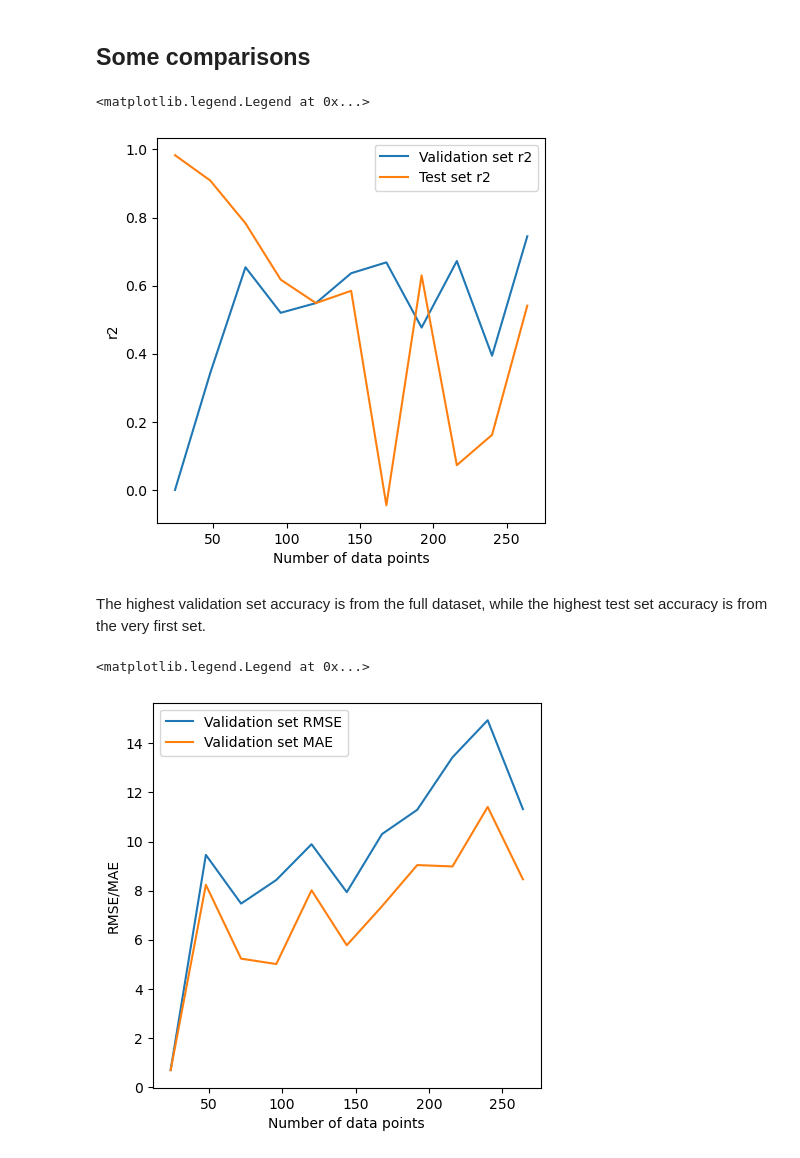
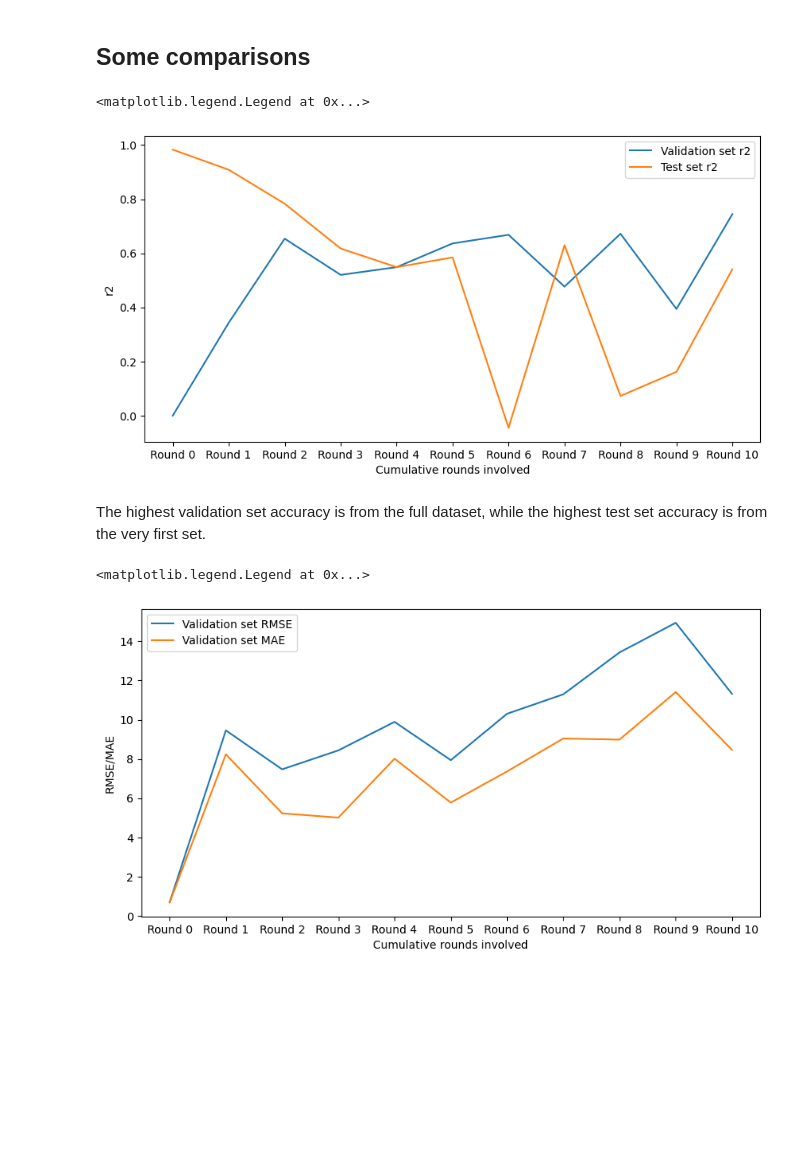
Before and after one commit to schwallergroup/CuCNCC, a Jupyter notebook: notebooks/Progressive_RFR.ipynb, the cells around one changed output. Drawn from its saved outputs; the diff is of its cells as text; code cells hidden in the pictures; blank space fills up the shorter version.

Commit message:
Add files via upload
Small changes in the layout of the comparison graphs and addition of a graph of the RMSEs and MAEs of the test sets.

```diff
--- a/notebooks/Progressive_RFR.ipynb
+++ b/notebooks/Progressive_RFR.ipynb
@@ -1109,16 +1109,17 @@ val_accuracy = [0.0,0.3432842631799905,0.6539420991044583,0.5201442883005029,0.5
 test_accuracy = [0.9830184895848637,0.9087262725908675,0.783112793210553,0.6175335090884609,0.5487131780210539,
                  0.5847390993251891,-0.045016306739002365,0.629813553396966,0.07267726633456761,0.16164751497194463,
                  0.5411712063072343]
+round_nb = [f"Round {i}" for i in range(0,11)]
 # %%
-plt.figure(figsize=(5,5))
-plt.plot(data_nb, val_accuracy, label='Validation set r2')
-plt.plot(data_nb, test_accuracy, label='Test set r2')
+plt.figure(figsize=(10,5))
+plt.plot(round_nb, val_accuracy, label='Validation set r2')
+plt.plot(round_nb, test_accuracy, label='Test set r2')
 plt.ylabel('r2')
-plt.xlabel('Number of data points')
+plt.xlabel('Cumulative rounds involved')
 plt.legend()
 # %% [output]
 <matplotlib.legend.Legend at 0x...>
-[figure, old version]
+[figure, new version]
 # %% [markdown]
 The highest validation set accuracy is from the full dataset, while the highest test set accuracy is from the very first set.
 # %%
@@ -1127,12 +1128,12 @@ val_RMSE = [0.6860488211490491,9.456507469673971,7.4705992907434835,8.4346125004
 val_MAE = [0.67825,8.235919999999979,5.226514285714283,5.006829999999991,8.014041666666664,5.771807142857148,
            7.362888235294119,9.04132105263158,8.985318181818188,11.411016666666663,8.461923076923076]
 # %%
-plt.figure(figsize=(5,5))
-plt.plot(data_nb, val_RMSE, label='Validation set RMSE')
-plt.plot(data_nb, val_MAE, label='Validation set MAE')
+plt.figure(figsize=(10,5))
+plt.plot(round_nb, val_RMSE, label='Validation set RMSE')
+plt.plot(round_nb, val_MAE, label='Validation set MAE')
 plt.ylabel('RMSE/MAE')
-plt.xlabel('Number of data points')
+plt.xlabel('Cumulative rounds involved')
 plt.legend()
 # %% [output]
 <matplotlib.legend.Legend at 0x...>
-[figure, old version]
+[figure, new version]
```
Also changed, not shown: parts of 2 cells of this notebook.
